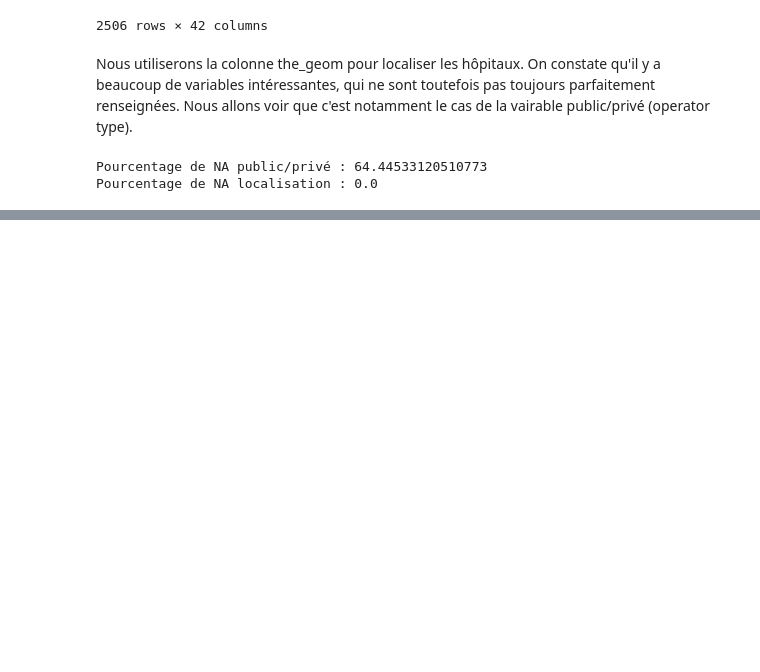
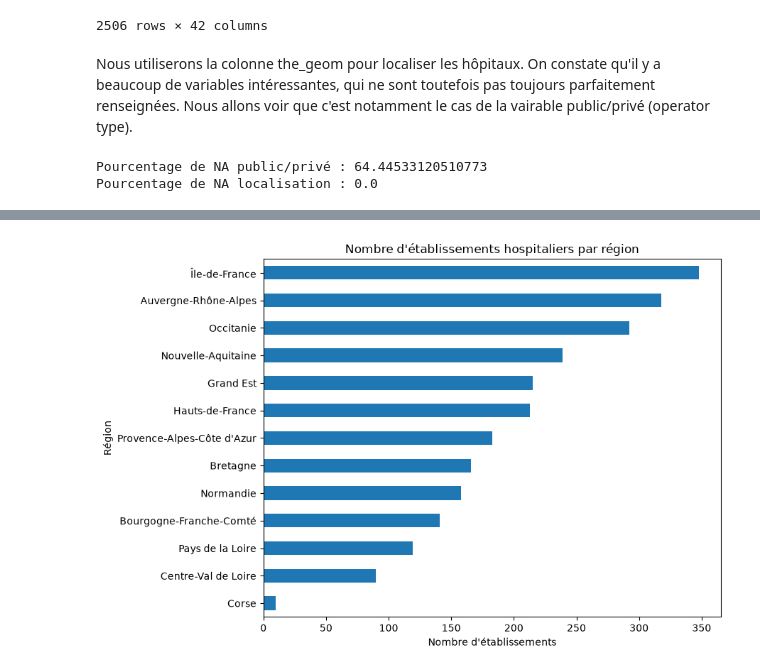
Before and after one commit to amauplot/github_killer, a Jupyter notebook: geo_to_city.ipynb, the cells around one changed output, grey strips where cells are left out. Saved outputs shown, nothing was run; the diff lists cells and outputs as text; code cells hidden in the pictures; blank space fills up the shorter version.

Commit message:
Création du fichier ipynb pour la récupération des données géographiques. Revenir sur ce fichier pour croiser avec la population pour les régions

```diff
--- a/geo_to_city.ipynb
+++ b/geo_to_city.ipynb
@@ -106,0 +171,4 @@ Pourcentage de NA localisation : 0.0
+# %%
+resultat = gpd.sjoin(gdf_points, communes_borders, how="left", predicate="within")
+
+display(resultat)
@@ -106,0 +221,10 @@ Pourcentage de NA localisation : 0.0
+# %%
+#Harmonisation des codes INSEE (remplace les NaN par une chaîne vide '', sinon formate sur 5 chiffres)
+com_numeric = pd.to_numeric(resultat['COM_INSEE'], errors='coerce')
+resultat['COM_INSEE'] = com_numeric.dropna().astype(int).astype(str).str.zfill(5)
+resultat['COM_INSEE'] = resultat['COM_INSEE'].fillna('')
+
+#Harmonisation des codes départements
+dep_numeric = pd.to_numeric(resultat['INSEE_DEP'], errors='coerce')
+resultat['INSEE_DEP'] = dep_numeric.dropna().astype(int).astype(str).str.zfill(2)
+resultat['INSEE_DEP'] = resultat['INSEE_DEP'].fillna('')
@@ -106,0 +270,16 @@ Pourcentage de NA localisation : 0.0
+# %%
+# Calcul du nombre d'hôpitaux par région
+counts = resultat['NOM_REGIO'].value_counts()
+
+# Calcul des pourcentages
+percentages = (
+    resultat['NOM_REGIO'].value_counts(normalize=True) * 100
+)
+
+# Création du tableau récapitulatif
+classement_regions = pd.DataFrame({
+    'Nombre': counts,
+    'Pourcentage (%)': percentages.round(2)
+})
+
+display(classement_regions)
@@ -106,0 +302,15 @@ Pourcentage de NA localisation : 0.0
+# %%
+classement_regions['Nombre'].sort_values().plot(
+    kind='barh',
+    figsize=(9, 6),
+    title="Nombre d'établissements hospitaliers par région"
+)
+
+plt.xlabel("Nombre d'établissements")
+plt.ylabel("Région")
+plt.tight_layout()
+plt.show()
+
+#Il faudrait croiser ça avec la population
+# %% [output]
+[figure, added]
```
Also changed, not shown: parts of 17 cells of this notebook, 1 other file.
